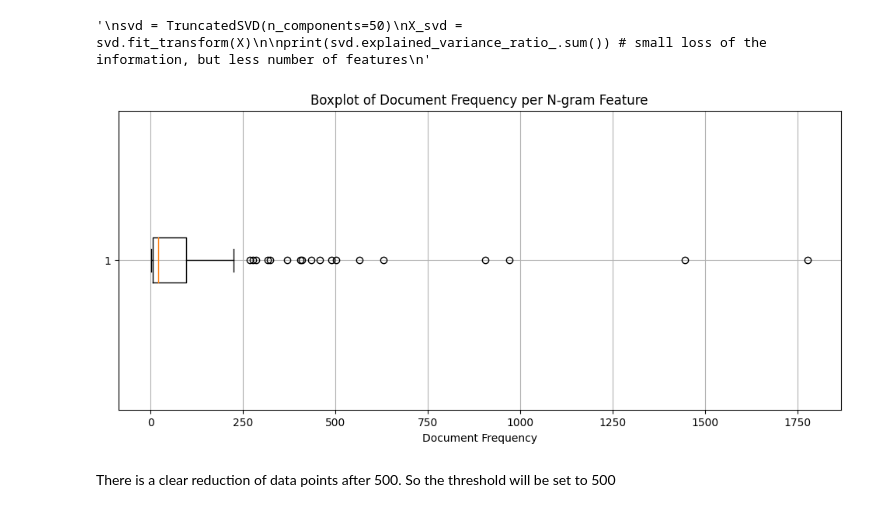
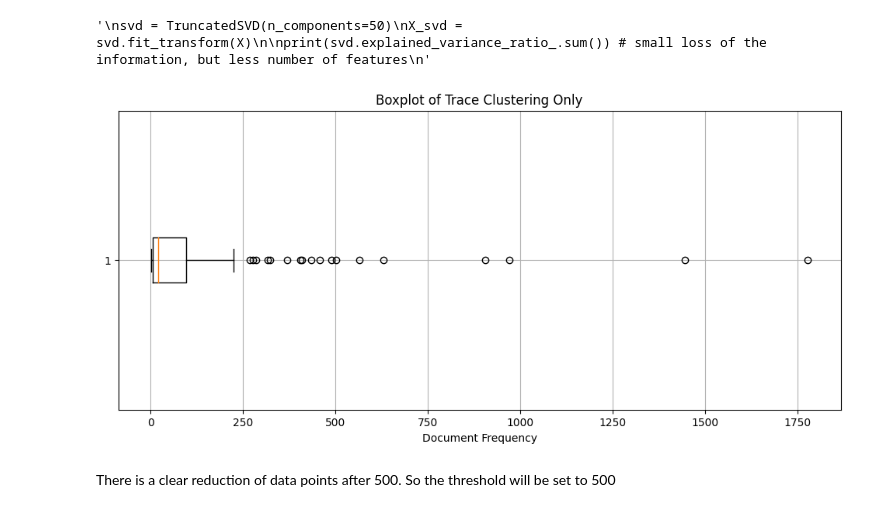
Before and after one commit to BPark01/Data-Segmentation-Benchmark-in-Process-Mining, a Jupyter notebook: sepsis_benchmark.ipynb, the cells around one changed output. Drawn from its saved outputs; the diff is of its cells as text; code cells hidden in the pictures.

```diff
--- a/sepsis_benchmark.ipynb
+++ b/sepsis_benchmark.ipynb
@@ -102,14 +122,14 @@ print(svd.explained_variance_ratio_.sum()) # small loss of the information, but
 # %%
 df_counts = np.asarray(X.sum(axis=0)).flatten()
 
 plt.figure(figsize=(12, 5))
 plt.boxplot(df_counts, vert=False)
-plt.title("Boxplot of Document Frequency per N-gram Feature")
+plt.title("Boxplot of Trace Clustering Only")
 plt.xlabel("Document Frequency")
 plt.grid(True)
 plt.show()
 # %% [output]
-[figure, old version]
+[figure, new version]
 # %% [markdown]
 There is a clear reduction of data points after 500. So the threshold will be set to 500
 # %%
```
Also changed, not shown: parts of 20 cells of this notebook.
